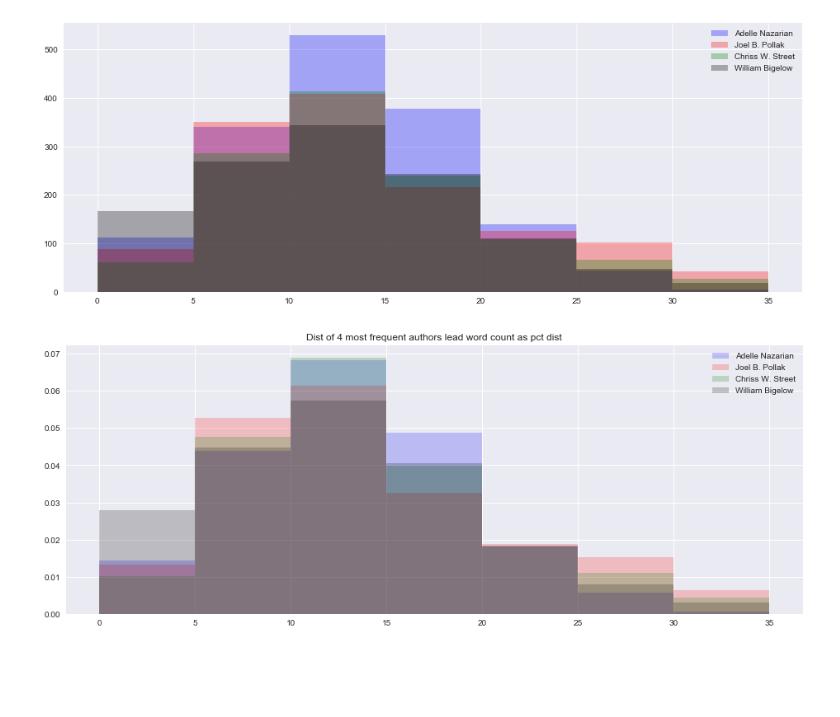
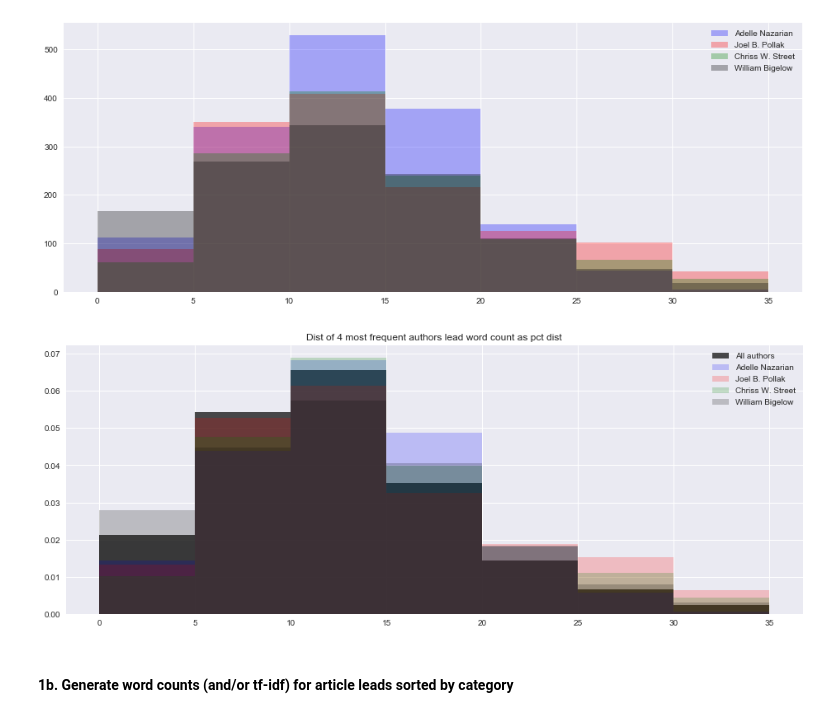
Before and after one commit to TryHarder01/d4d_nlp, a Jupyter notebook: 01_explore.ipynb, the cells around one changed output. Cells and saved outputs as stored; diff of their text form; code cells hidden in the pictures; blank space fills up the shorter version.

```diff
--- a/01_explore.ipynb
+++ b/01_explore.ipynb
@@ -148,16 +203,21 @@ plt.show()
 [figure]
 # %%
 plt.figure(figsize=(16,6))
+plt.hist(df_sample['wd_ct_nostop'], bins=[0,5,10,15,20,25,30,35], color='black', alpha=.7, label='All authors', normed=True)
+
+
 plt.hist(df_sample[df_sample['author'] == 'Adelle Nazarian']['wd_ct_nostop'], bins=[0,5,10,15,20,25,30,35], color='blue', alpha=.2, label='Adelle Nazarian', normed=True)
 plt.hist(df_sample[df_sample['author'] == 'Joel B. Pollak']['wd_ct_nostop'], bins=[0,5,10,15,20,25,30,35], color='red', alpha=.2, label='Joel B. Pollak', normed=True)
 plt.hist(df_sample[df_sample['author'] == 'Chriss W. Street']['wd_ct_nostop'], bins=[0,5,10,15,20,25,30,35], color='green', alpha=.2, label='Chriss W. Street', normed=True)
 plt.hist(df_sample[df_sample['author'] == 'William Bigelow']['wd_ct_nostop'], bins=[0,5,10,15,20,25,30,35], color='black', alpha=.2, label='William Bigelow', normed=True)
 plt.legend()
 plt.title('Dist of 4 most frequent authors lead word count as pct dist')
 plt.show()
 # %% [output]
-[figure, old version]
+[figure, new version]
 # %%
 plt.figure(figsize=(16,6))
 plt.hist(df_sample[]['wd_ct_nostop'], bins=[0,5,10,15,20,25,30,35])
 plt.show()
+# %% [markdown]
+#### 1b. Generate word counts (and/or tf-idf) for article leads sorted by category
```
Also changed, not shown: parts of 21 cells of this notebook.
